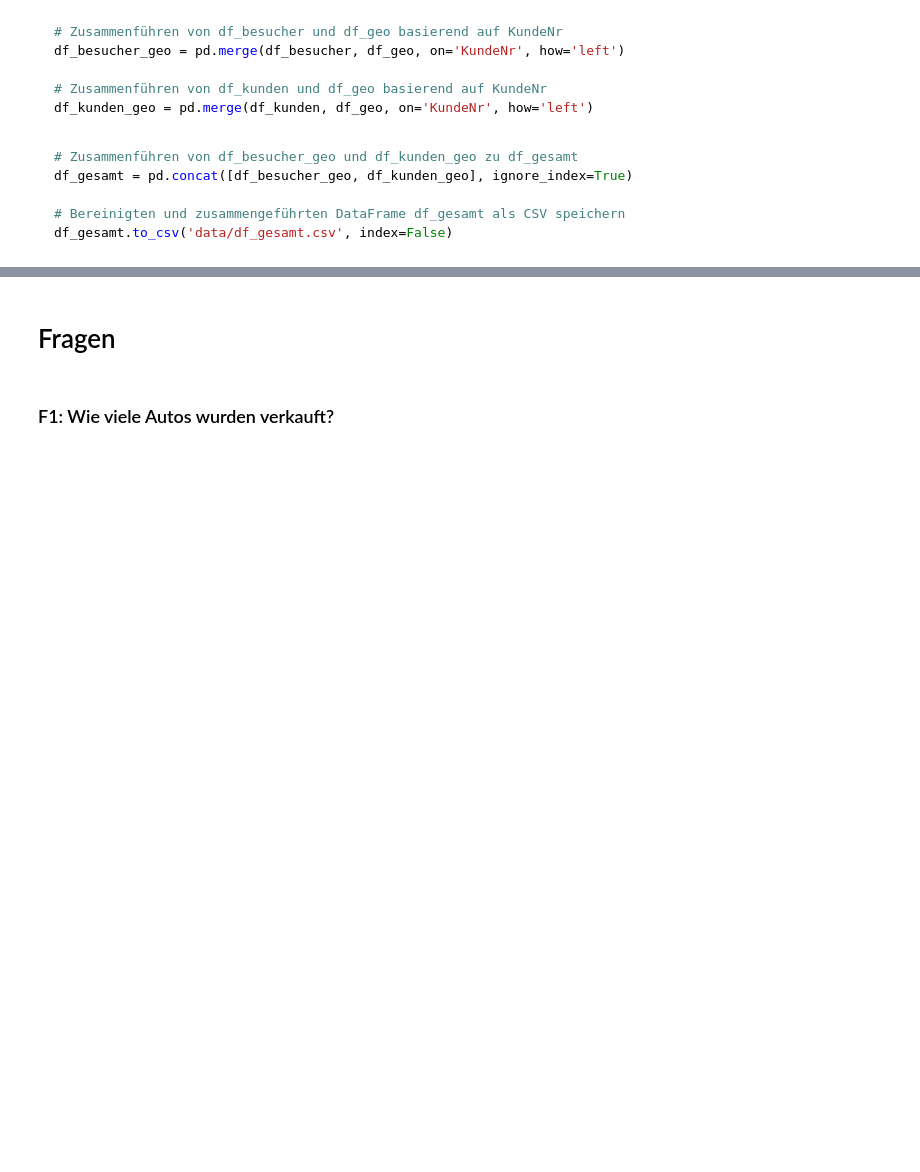
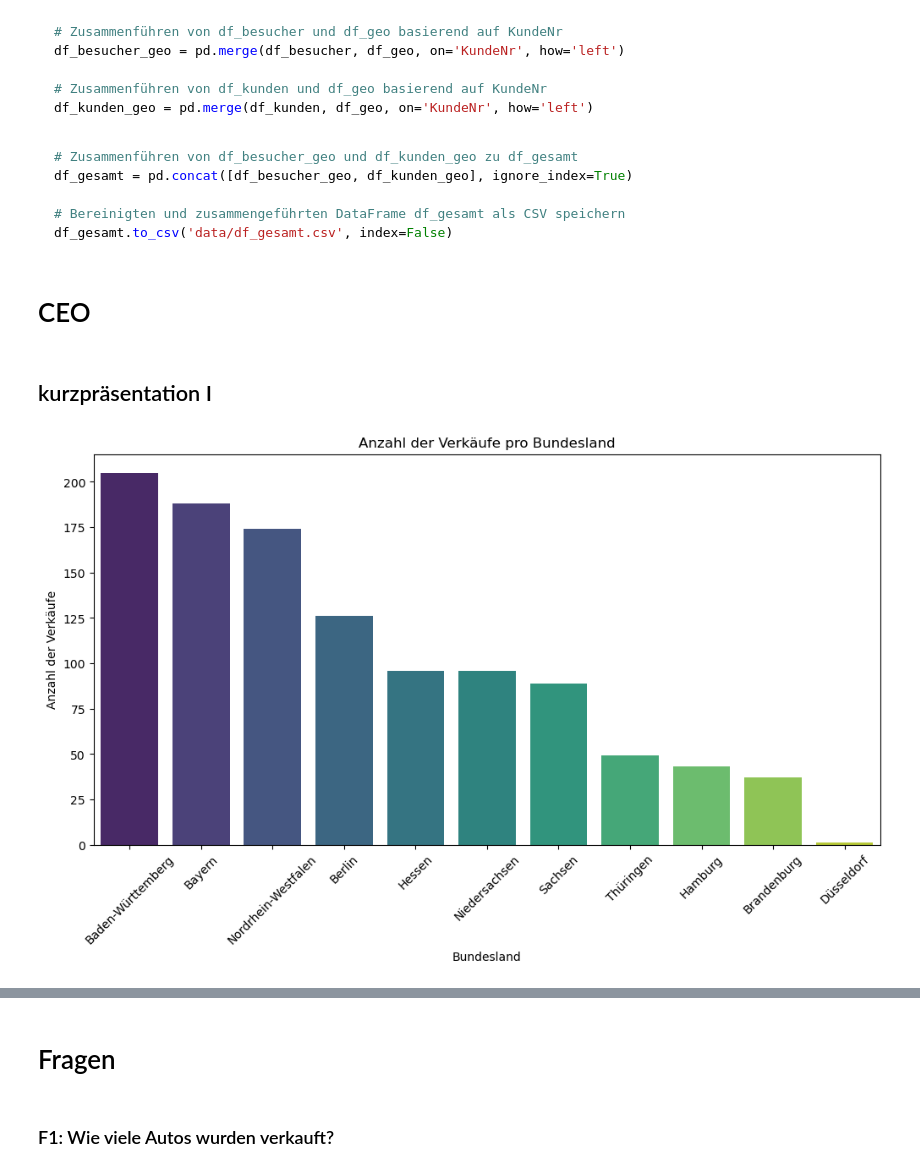
Before and after one commit to SebastianKnoche/final_projectSS24_Group4, a Jupyter notebook: presentation.ipynb, the cells around one changed output, grey strips where cells are left out. Saved outputs shown, nothing was run; the diff lists cells and outputs as text; code cells hidden in the pictures; blank space fills up the shorter version.

```diff
--- a/presentation.ipynb
+++ b/presentation.ipynb
@@ -388,3 +389,30 @@ df_gesamt = pd.concat([df_besucher_geo, df_kunden_geo], ignore_index=True)
 
 # Bereinigten und zusammengeführten DataFrame df_gesamt als CSV speichern
 df_gesamt.to_csv('data/df_gesamt.csv', index=False)
+# %% [markdown]
+# CEO
+# %% [markdown]
+## kurzpräsentation I
+# %%
+# Liste der Bundesländer mit der Anzahl der Verkäufe
+anz_verk_niederl = df_verk['Niederlassung'].value_counts()
+
+# Nach der Höhe sortieren und in eine neue Liste "anz_verk_sort" speichern
+anz_verk_sort = anz_verk_niederl.sort_values(ascending=False)
+
+# Erstellen und Anzeigen des Seaborn Balkendiagramms
+plt.figure(figsize=(12, 6))
+sns.barplot(x=anz_verk_sort.index, y=anz_verk_sort.values, palette='viridis')
+
+# Diagramm beschriften
+plt.title('Anzahl der Verkäufe pro Bundesland')
+plt.xlabel('Bundesland')
+plt.ylabel('Anzahl der Verkäufe')
+
+# Achsenticks rotieren, wenn notwendig
+plt.xticks(rotation=45)
+
+# Diagramm anzeigen
+plt.show()
+# %% [output]
+[figure, added]
```
Also changed, not shown: parts of 11 cells of this notebook.
